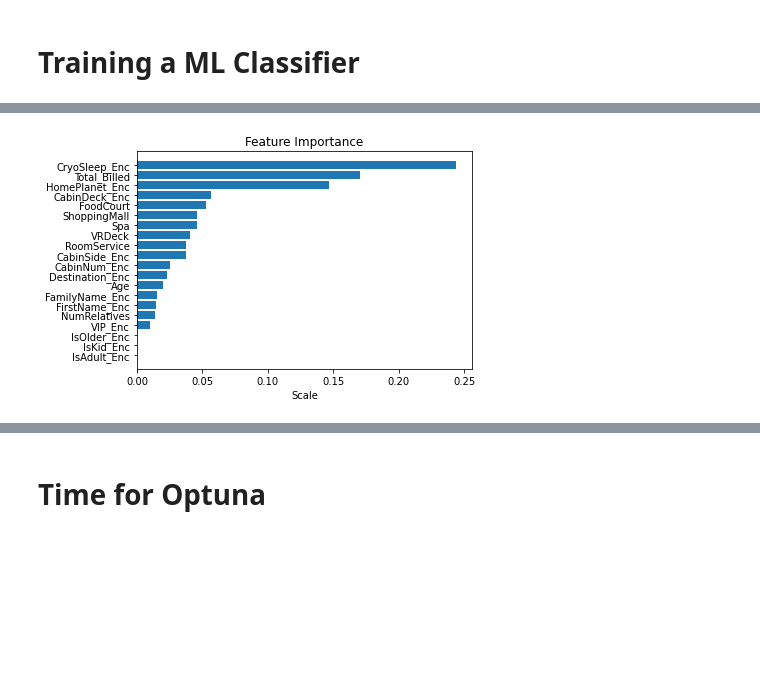
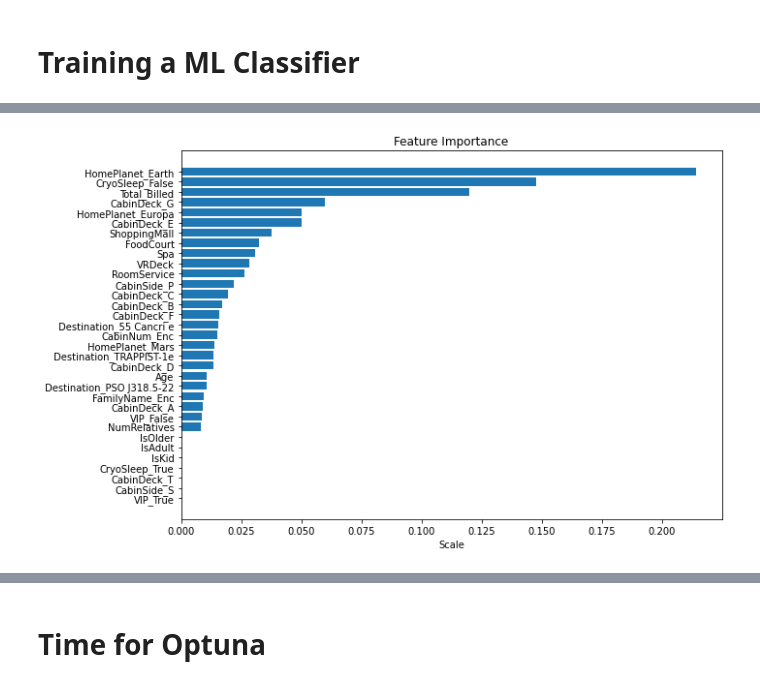
Before and after one commit to cviejom/Spaceship-Titanic, a Jupyter notebook: spaceship-my-starter-model.ipynb, the cells around one changed output, grey strips where cells are left out. Cells and saved outputs as stored; diff of their text form; code cells hidden in the pictures; blank space fills up the shorter version.

```diff
--- a/spaceship-my-starter-model.ipynb
+++ b/spaceship-my-starter-model.ipynb
@@ -558,0 +545,10 @@ Wall time: 73.9 ms
+# %%
+def one_hot(df, one_hot_categ):
+    for col in one_hot_categ:
+        tmp = pd.get_dummies(df[col], prefix = col)
+        df = pd.concat([df, tmp], axis = 1)
+    df = df.drop(columns = one_hot_categ)
+    return df
+# %%
+trn_data = one_hot(trn_data, categorical_features_onehot)
+tst_data = one_hot(tst_data, categorical_features_onehot)
@@ -600,0 +593,4 @@ Wall time: 6.91 µs
+# %%
+%%time
+remove = ['PassengerId','Route','FirstName_Enc','Transported']
+features = [feat for feat in trn_data.columns if feat not in remove]
@@ -601,6 +623,6 @@ Wall time: 6.91 µs
 # %%
 %%time
 from sklearn.model_selection import train_test_split
-test_size_pct = 0.01
+test_size_pct = 0.10
 X_train, X_valid, y_train, y_valid = train_test_split(trn_data[features], trn_data[target_feature], test_size = test_size_pct, random_state = 42)
 # %% [output]
@@ -689,5 +715,6 @@ Wall time: 13.1 µs
 # %%
 %%time
+plt.figure(figsize = (10,7))
 feature_importance(cls)
 # %% [output]
-[figure, old version]
+[figure, new version]
```
Also changed, not shown: parts of 64 cells of this notebook.
